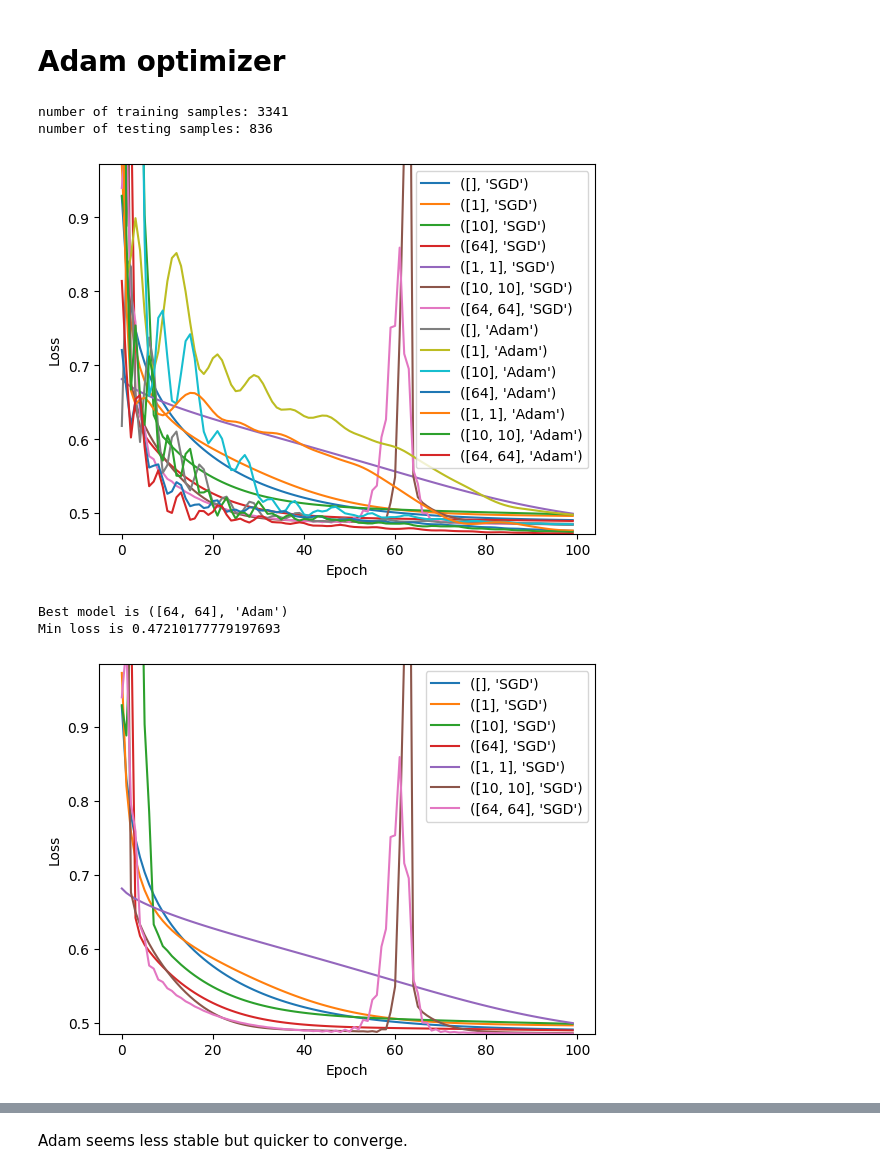
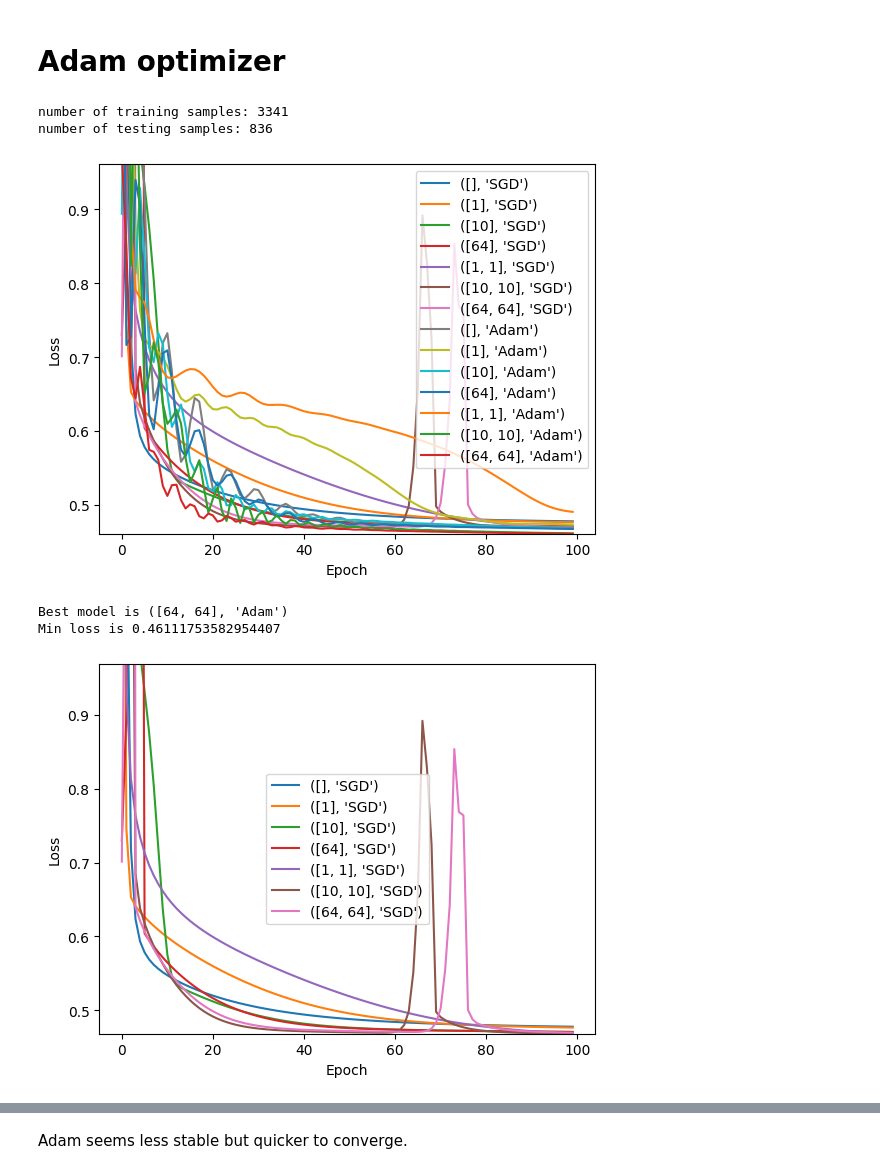
Before and after one commit to clementw168/Implicit-acceleration-by-overparametrization, a Jupyter notebook: tabular_data.ipynb, the cells around one changed output, grey strips where cells are left out. Cells and saved outputs as stored; diff of their text form; code cells hidden in the pictures.

```diff
--- a/tabular_data.ipynb
+++ b/tabular_data.ipynb
@@ -266,7 +266,7 @@ for model, loss in models_loss:
     train_loss_list, val_loss_list, val_metric_list = lr_grid(
         model, train_loader, test_loader, loss, metric, lr_grid_values, 100, device, optimizer_type="SGD"
     )
-    val_loss_models.append(val_loss_list)
+    val_loss_models.append(train_loss_list)
 
 
 import matplotlib.pyplot as plt
@@ -365,7 +365,7 @@ for model, optimizer_type in models_optimizer:
     train_loss_list, val_loss_list, val_metric_list = lr_grid(
         model, train_loader, test_loader, loss, loss, lr_grid_values, 100, device, optimizer_type=optimizer_type
     )
-    val_loss_models.append(val_loss_list)
+    val_loss_models.append(train_loss_list)
 
 
 import matplotlib.pyplot as plt
@@ -376,34 +376,34 @@ for i, val_loss in enumerate(val_loss_models):
 
 plt.xlabel("Epoch")
 plt.ylabel("Loss")
 min_value = min(min(val_loss) for val_loss in val_loss_models)
 plt.ylim(min_value,min_value+0.5)
 plt.legend()
 plt.show()
 
 print("Best model is", hidden_dim_optimizer_list[np.argmin([val_loss[-1] for val_loss in val_loss_models])])
 print("Min loss is", min([val_loss[-1] for val_loss in val_loss_models]))
 
 n_group = 7
 
 separate_val_loss = [
     val_loss_models[:n_group],
     val_loss_models[n_group:2*n_group],
 ]
 for k, val_loss_group in enumerate(separate_val_loss):
     for i, val_loss_ in enumerate(val_loss_group):
         plt.plot(val_loss_, label=str(hidden_dim_optimizer_list[k*n_group + i]))
 
     plt.xlabel("Epoch")
     plt.ylabel("Loss")
     min_value = min(min(val_loss_) for val_loss_ in val_loss_group)
     plt.ylim(min_value,min_value+0.5)
     plt.legend()
     plt.show()
 # %% [output]
 number of training samples: 3341
 number of testing samples: 836
-[figure, old version]
+[figure, new version]
 Best model is ([64, 64], 'Adam')
-Min loss is 0.47210177779197693
+Min loss is 0.46111753582954407
-[figure, old version]
+[figure, new version]
```
Also changed, not shown: parts of 3 cells of this notebook, 1 other file.
